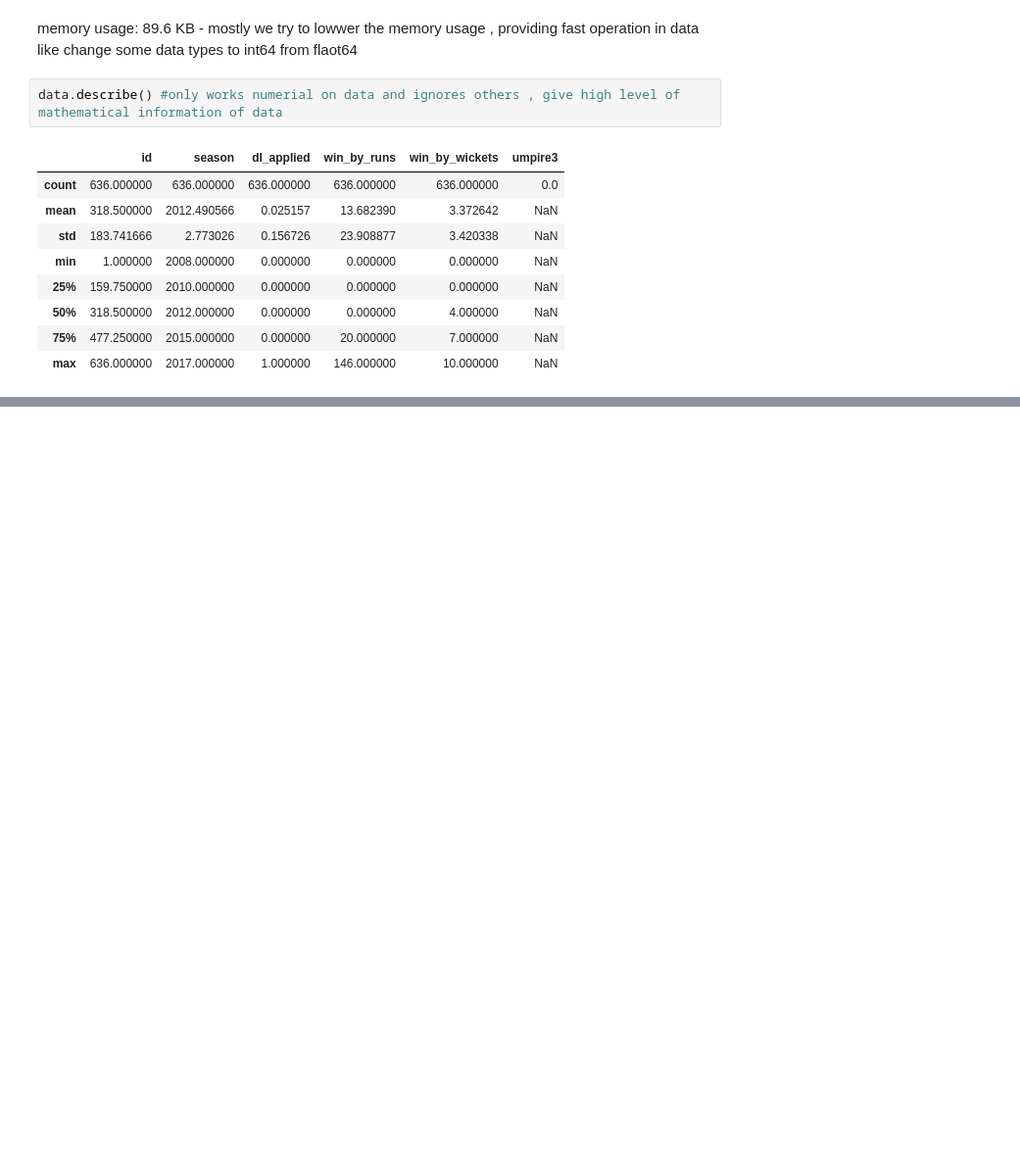
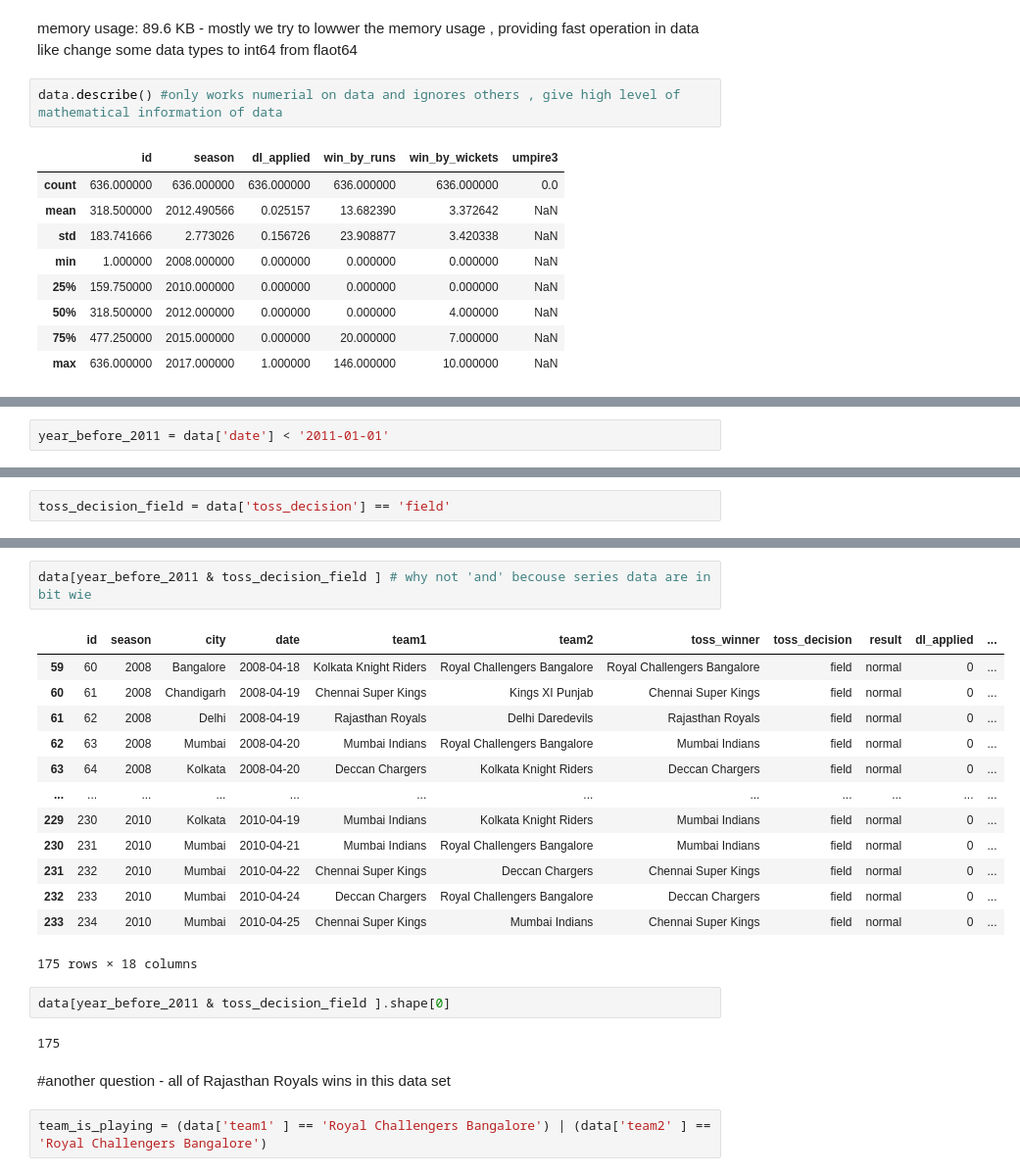
Before and after one commit to Hitesh-Ojha/learning, a Jupyter notebook: data science/pandas.ipynb, the cells around one changed output, grey strips where cells are left out. Shown at 98% size. Saved outputs shown, nothing was run; the diff lists cells and outputs as text; blank space fills up the shorter version.

```diff
--- a/data science/pandas.ipynb
+++ b/data science/pandas.ipynb
@@ -93,0 +249,2 @@ here mean(win_by_runs) gives data about on avgrage win_by_run is 13.68 , std is
+# %%
+year_before_2011 = data['date'] < '2011-01-01'
@@ -93,0 +266,2 @@ here mean(win_by_runs) gives data about on avgrage win_by_run is 13.68 , std is
+# %%
+toss_decision_field = data['toss_decision'] == 'field'
@@ -93,0 +283,24 @@ here mean(win_by_runs) gives data about on avgrage win_by_run is 13.68 , std is
+# %%
+data[year_before_2011 & toss_decision_field ] # why not 'and' becouse series data are in bit wie
+# %% [output]
+|  | id | season | city | date | team1 | team2 | toss_winner | toss_decision | result | dl_applied | ... |
+| 59 | 60 | 2008 | Bangalore | 2008-04-18 | Kolkata Knight Riders | Royal Challengers Bangalore | Royal Challengers Bangalore | field | normal | 0 | ... |
+| 60 | 61 | 2008 | Chandigarh | 2008-04-19 | Chennai Super Kings | Kings XI Punjab | Chennai Super Kings | field | normal | 0 | ... |
+| 61 | 62 | 2008 | Delhi | 2008-04-19 | Rajasthan Royals | Delhi Daredevils | Rajasthan Royals | field | normal | 0 | ... |
+| 62 | 63 | 2008 | Mumbai | 2008-04-20 | Mumbai Indians | Royal Challengers Bangalore | Mumbai Indians | field | normal | 0 | ... |
+| 63 | 64 | 2008 | Kolkata | 2008-04-20 | Deccan Chargers | Kolkata Knight Riders | Deccan Chargers | field | normal | 0 | ... |
+| ... | ... | ... | ... | ... | ... | ... | ... | ... | ... | ... | ... |
+| 229 | 230 | 2010 | Kolkata | 2010-04-19 | Mumbai Indians | Kolkata Knight Riders | Mumbai Indians | field | normal | 0 | ... |
+| 230 | 231 | 2010 | Mumbai | 2010-04-21 | Mumbai Indians | Royal Challengers Bangalore | Mumbai Indians | field | normal | 0 | ... |
+| 231 | 232 | 2010 | Mumbai | 2010-04-22 | Chennai Super Kings | Deccan Chargers | Chennai Super Kings | field | normal | 0 | ... |
+| 232 | 233 | 2010 | Mumbai | 2010-04-24 | Deccan Chargers | Royal Challengers Bangalore | Deccan Chargers | field | normal | 0 | ... |
+| 233 | 234 | 2010 | Mumbai | 2010-04-25 | Chennai Super Kings | Mumbai Indians | Chennai Super Kings | field | normal | 0 | ... |
+175 rows × 18 columns
+# %%
+data[year_before_2011 & toss_decision_field ].shape[0]
+# %% [output]
+175
+# %% [markdown]
+#another question - all of Rajasthan Royals wins in this data set
+# %%
+team_is_playing = (data['team1' ] == 'Royal Challengers Bangalore') | (data['team2' ] == 'Royal Challengers Bangalore')
```
Also changed, not shown: parts of 25 cells of this notebook.
